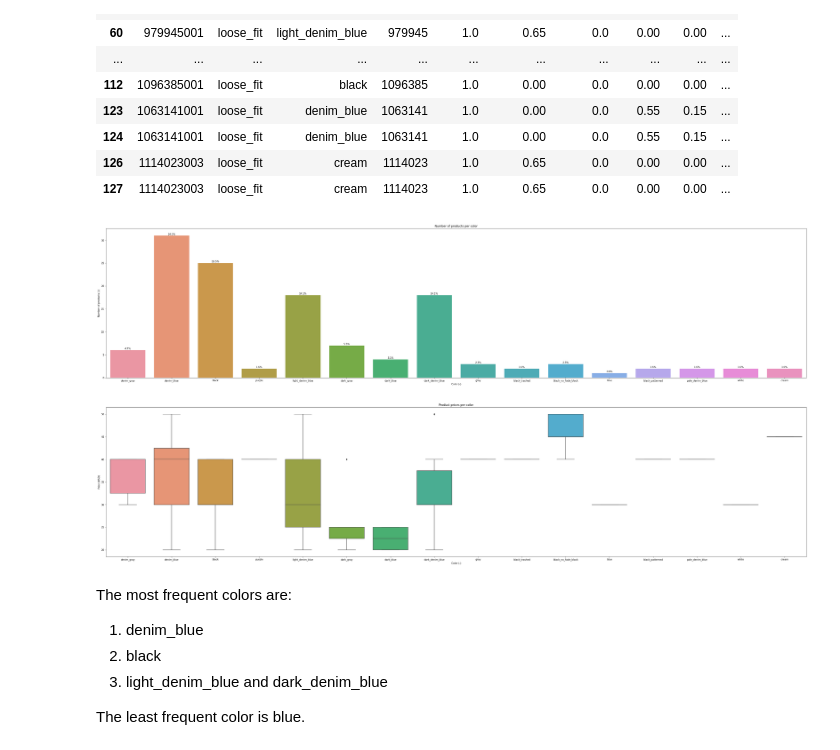
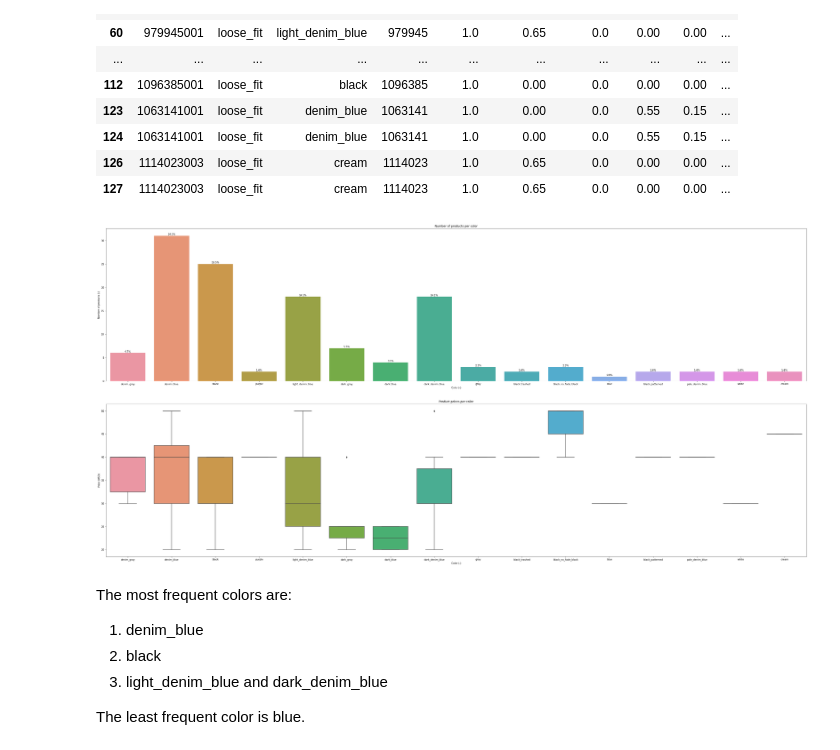
Before and after one commit to lucasquemelli/Star_Jeans, a Jupyter notebook: star_jeans.ipynb, the cells around one changed output. Drawn from its saved outputs; the diff is of its cells as text; code cells hidden in the pictures.

```diff
--- a/star_jeans.ipynb
+++ b/star_jeans.ipynb
@@ -667,29 +667,29 @@ data_analysis[data_analysis['fit'] == 'loose_fit']
 # %%
 plt.figure(figsize = (52,25))
 
 plt.subplot(211)
 ax1 = sns.countplot(x = 'color', data = data_analysis)
 for p in ax1.patches:
   ax1.annotate(format(str((p.get_height()/len(data_analysis)*100).round(1)) + '%'),
                     (p.get_x() + p.get_width()/2, p.get_height()),
                     ha='center',
                     va='center',
                     xytext=(0,6),
                     textcoords='offset points')
 ax1 = plt.title("Number of products per color", fontsize=12)
 ax1 = plt.xlabel("Color (-)", fontsize=10)
 ax1 = plt.ylabel("Number of products (-)", fontsize=10)
 
 plt.subplot(212)
 ax2 = sns.boxplot(x = 'color', y = 'product_price', data = data_analysis)
 ax2 = plt.title("Product prices per color", fontsize=12)
 ax2 = plt.xlabel("Color (-)", fontsize=10)
 ax2 = plt.ylabel("Price (USD)")
 
-plt.subplots_adjust(wspace = 0.04)
+plt.subplots_adjust(hspace = 0.15)
 plt.show()
 # %% [output]
-[figure, old version]
+[figure, new version]
 # %% [markdown]
 The most frequent colors are:
 
```
Also changed, not shown: parts of 4 cells of this notebook.
